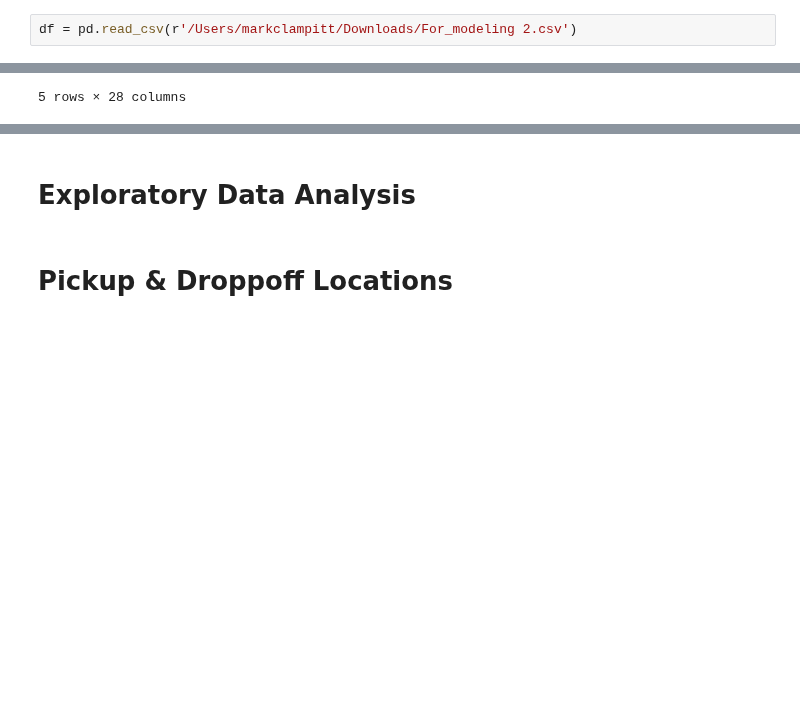
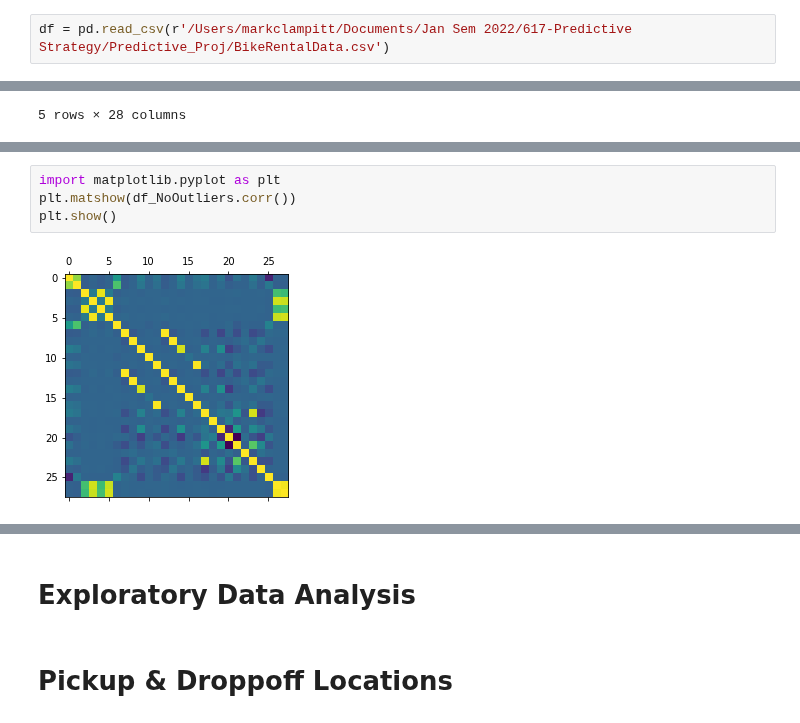
Before and after one commit to MarkClampitt/Springboard, a Jupyter notebook: Capstone3/Cap_3_DataWranging.ipynb, the cells around one changed output, grey strips where cells are left out. Drawn from its saved outputs; the diff is of its cells as text; blank space fills up the shorter version.

```diff
--- a/Capstone3/Cap_3_DataWranging.ipynb
+++ b/Capstone3/Cap_3_DataWranging.ipynb
@@ -4,7 +4,7 @@
 import pandas as pd
 import numpy as np
 # %%
-df = pd.read_csv(r'/Users/markclampitt/Downloads/For_modeling 2.csv')
+df = pd.read_csv(r'/Users/markclampitt/Documents/Jan Sem 2022/617-Predictive Strategy/Predictive_Proj/BikeRentalData.csv')
 # %% [markdown]
 # Initial Look at Dataset
 # %%
@@ -270,0 +295,6 @@ df_NoOutliers.head()
+# %%
+import matplotlib.pyplot as plt
+plt.matshow(df_NoOutliers.corr())
+plt.show()
+# %% [output]
+[figure, added]
```
Also changed, not shown: parts of 4 cells of this notebook.
